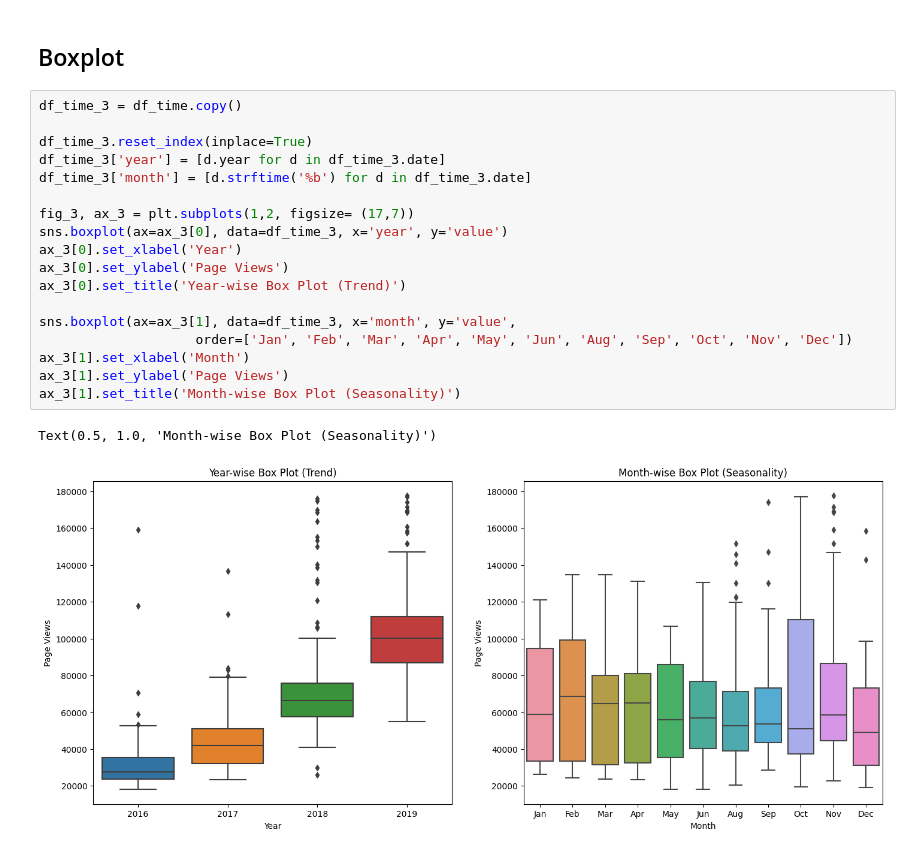
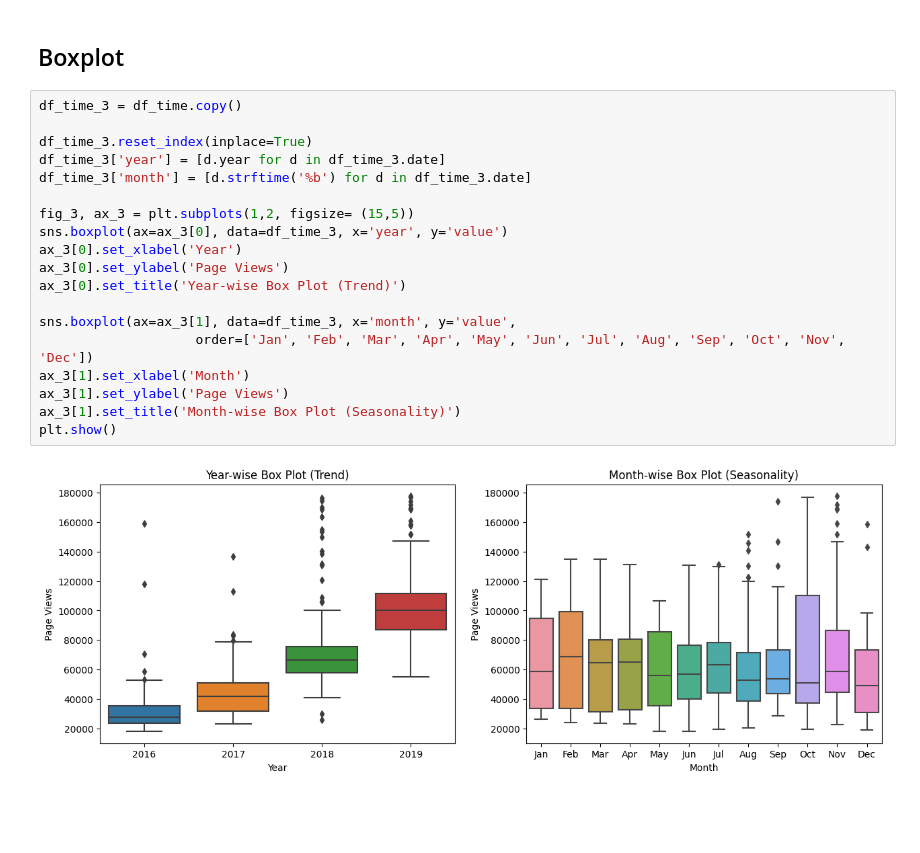
Before and after one commit to Braxion06/FreeCodeCamp---Data-Analysis-Projects, a Jupyter notebook: ad_hoc_testing.ipynb, the cells around one changed output. Drawn from its saved outputs; the diff is of its cells as text; blank space fills up the shorter version.

Commit message:
Completed the page-view-time-series-visualizer project

```diff
--- a/ad_hoc_testing.ipynb
+++ b/ad_hoc_testing.ipynb
@@ -826,21 +833,21 @@ ax_2.legend(title='months')
 # %%
 df_time_3 = df_time.copy()
 
 df_time_3.reset_index(inplace=True)
 df_time_3['year'] = [d.year for d in df_time_3.date]
 df_time_3['month'] = [d.strftime('%b') for d in df_time_3.date]
 
-fig_3, ax_3 = plt.subplots(1,2, figsize= (17,7))
+fig_3, ax_3 = plt.subplots(1,2, figsize= (15,5))
 sns.boxplot(ax=ax_3[0], data=df_time_3, x='year', y='value')
 ax_3[0].set_xlabel('Year')
 ax_3[0].set_ylabel('Page Views')
 ax_3[0].set_title('Year-wise Box Plot (Trend)')
 
 sns.boxplot(ax=ax_3[1], data=df_time_3, x='month', y='value',
-                    order=['Jan', 'Feb', 'Mar', 'Apr', 'May', 'Jun', 'Aug', 'Sep', 'Oct', 'Nov', 'Dec'])
+                    order=['Jan', 'Feb', 'Mar', 'Apr', 'May', 'Jun', 'Jul', 'Aug', 'Sep', 'Oct', 'Nov', 'Dec'])
 ax_3[1].set_xlabel('Month')
 ax_3[1].set_ylabel('Page Views')
 ax_3[1].set_title('Month-wise Box Plot (Seasonality)')
+plt.show()
 # %% [output]
-Text(0.5, 1.0, 'Month-wise Box Plot (Seasonality)')
-[figure, old version]
+[figure, new version]
```
Also changed, not shown: parts of 4 cells of this notebook, 4 other files.
